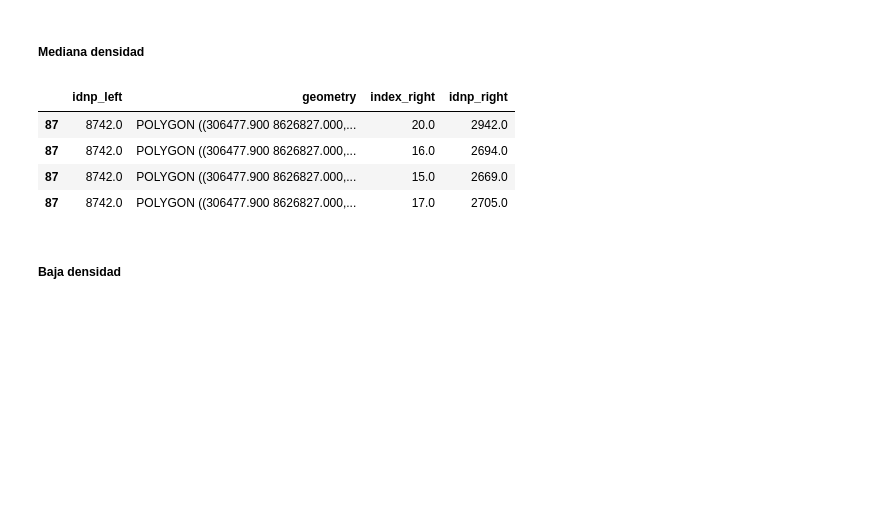
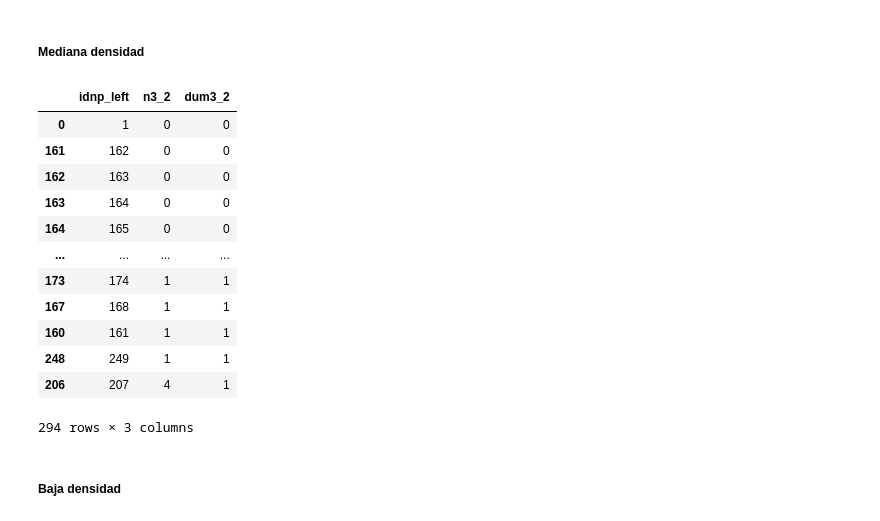
Before and after one commit to gprietoe/Continuo-urbano-rural, a Jupyter notebook: 01. Tipología de continuos poblados.ipynb, the cells around one changed output. Saved outputs shown, nothing was run; the diff lists cells and outputs as text; code cells hidden in the pictures; blank space fills up the shorter version.

```diff
--- a/01. Tipología de continuos poblados.ipynb
+++ b/01. Tipología de continuos poblados.ipynb
@@ -13,9 +13,10 @@ import os
 # Definimos la ruta de los archivos
 path_d=r"C:\Users\Guillermo\Desktop/Python\01. Continuo urbano-rural"
 ## BD de continuos poblados por densidad
-np_1=gpd.read_file(o+'\\02. Continuos poblados\\01_Conglomerado_alta_densidad.shp')
-np_2=gpd.read_file(o+'\\02. Continuos poblados\\02_Conglomerado_media_densidad_sin_recortar.shp')
-np_3=gpd.read_file(o+'\\02. Continuos poblados\\03_Conglomerado_baja_densidad_sin_recortar.shp')
+np_3=gpd.read_file(path_d+'\\02. Continuos poblados_res\\01_Conglomerado_alta_densidad.shp')
+np_2=gpd.read_file(path_d+'\\02. Continuos poblados_res\\02_Conglomerado_media_densidad.shp')
+np_1=gpd.read_file(path_d+'\\02. Continuos poblados_res\\03_Conglomerado_baja_densidad.shp')
+
 ## Verificamos el sistema de coordenadas
 print(np_1.crs)
 print(np_2.crs)
@@ -78,21 +65,28 @@ p1 = gpd.sjoin(np_2r, np_1r, how="left", op='contains')
-# %%
-p1[p1.duplicated('idnp_left')]
-p1[p1.idnp_left==8742.0]
-# %% [output]
-|  | idnp_left | geometry | index_right | idnp_right |
-| 87 | 8742.0 | POLYGON ((306477.900 8626827.000,... | 20.0 | 2942.0 |
-| 87 | 8742.0 | POLYGON ((306477.900 8626827.000,... | 16.0 | 2694.0 |
-| 87 | 8742.0 | POLYGON ((306477.900 8626827.000,... | 15.0 | 2669.0 |
-| 87 | 8742.0 | POLYGON ((306477.900 8626827.000,... | 17.0 | 2705.0 |
 # %%
-p1 = gpd.sjoin(np_1r, np_3r, how="left", op='intersects')
+p1 = gpd.sjoin(np_2r, np_3r, how="left", predicate='intersects')
 ### Calculo de la número de continuos poblados y de las donnas
-p1['n1_3']=np.where(p1.index_right.notna(),1,0) ##toma valor 1 cuando encuentra algún polígono de densidad 3 en el polígono de densidad 1
-p1=p1.groupby('idnp_left').sum().reset_index().sort_values('n1_3') ## se suma el número de continuos de densidad 3 en el polígono de densidad 1
-p1['dum1_3']=np.where(p1.n1_3>=1,1,0) ## Creamos una variable dummy 1 sí continene un continuo poblado de densidad 3; 0, no contiene un continuo poblado de densidad 3
+p1['n3_2']=np.where(p1.index_right.notna(),1,0) ##toma valor 1 cuando encuentra algún polígono de densidad 3.9 en el polígono de densidad 0.8
 
-## Nos quedamos con las variables que nos interesan
-p1=p1[['idnp_left','n1_3','dum1_3']].copy()
+p1=p1.groupby('idnp_left').sum().reset_index().sort_values('n3_2') ## se suma el número de continuos de densidad 3.9 en el polígono de densidad 0.8
+p1['dum3_2']=np.where(p1.n3_2>=1,1,0) ## Creamos una variable dummy 1 sí continene un continuo poblado de densidad 3; 0, no contiene un continuo poblado de densidad 3
+
+# # ## Nos quedamos con las variables que nos interesan
+p1=p1[['idnp_left','n3_2','dum3_2']].copy()
+p1
+# %% [output]
+|  | idnp_left | n3_2 | dum3_2 |
+| 0 | 1 | 0 | 0 |
+| 161 | 162 | 0 | 0 |
+| 162 | 163 | 0 | 0 |
+| 163 | 164 | 0 | 0 |
+| 164 | 165 | 0 | 0 |
+| ... | ... | ... | ... |
+| 173 | 174 | 1 | 1 |
+| 167 | 168 | 1 | 1 |
+| 160 | 161 | 1 | 1 |
+| 248 | 249 | 1 | 1 |
+| 206 | 207 | 4 | 1 |
+294 rows × 3 columns
 # %% [markdown]
 ##### Baja densidad
 # %%
```
Also changed, not shown: parts of 12 cells of this notebook, 3 other files.
